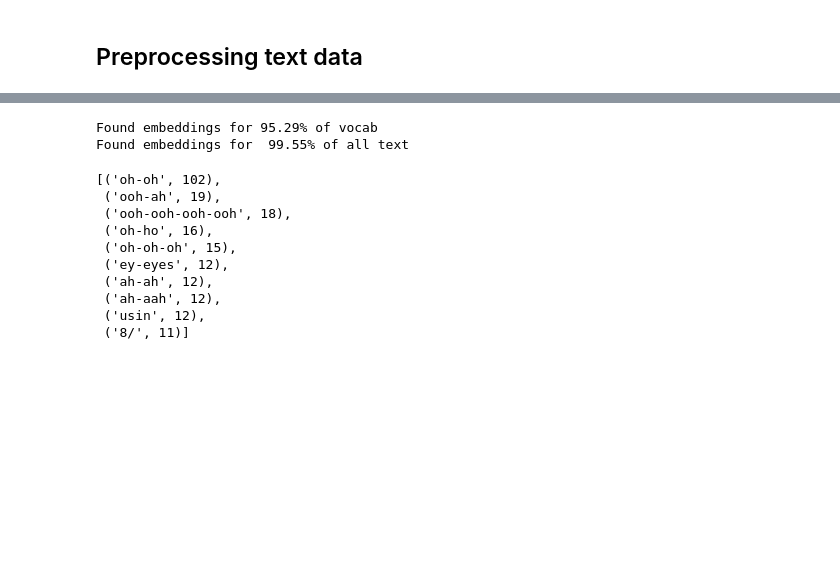
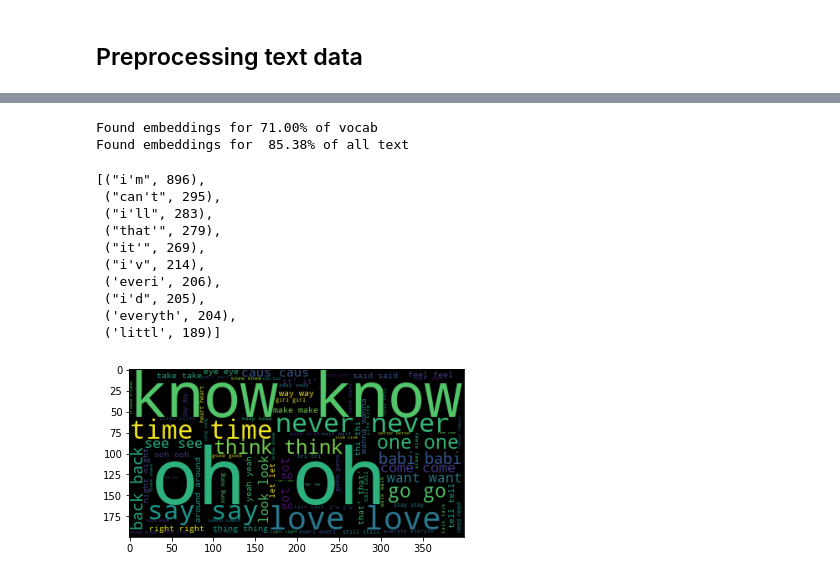
Before and after one commit to solanyn/tsw, a Jupyter notebook: tswift_lyrics.ipynb, the cells around one changed output, grey strips where cells are left out. Saved outputs shown, nothing was run; the diff lists cells and outputs as text; code cells hidden in the pictures; blank space fills up the shorter version.

Commit message:
figure out wordcloud and text preprocessing

```diff
--- a/tswift_lyrics.ipynb
+++ b/tswift_lyrics.ipynb
@@ -138,6 +143,10 @@ def build_vocab(sentences, verbose =  True):
     return vocab
 # %%
 from nltk.tokenize.treebank import TreebankWordTokenizer
+from nltk.tokenize import TweetTokenizer
+from nltk.corpus import stopwords
+from nltk.stem import PorterStemmer
+
 
 def handle_contractions(x):
     tb_tokenizer = TreebankWordTokenizer()
@@ -148,6 +157,8 @@ def handle_contractions(x):
 def preprocess(text, keep_hashtags=True):
     tokenizer = TweetTokenizer(preserve_case=True, reduce_len=True, strip_handles=True)
     tokens = tokenizer.tokenize(text)
+    ps = PorterStemmer()
+    stop_words = set(stopwords.words('english'))
     l = []
 
     for token in tokens:
@@ -155,30 +166,32 @@ def preprocess(text, keep_hashtags=True):
             continue
         if token[:4] == "http":
             continue
-        if token.isnumeric():
+        if token.isnumeric() or not token[0].isalpha():
             continue
         if token[0] == "@":
             continue
+        if token in stop_words:
+            continue
 
         if "'" in token:
-            l.append(handle_contractions(token.lower()))
+            l.append(ps.stem(token.lower()))
         else:
-            l.append(token.lower())
+            l.append(ps.stem(token.lower()))
     return " ".join(l)
 # %%
 vocab = build_vocab(list(songs_df['lyrics'].apply(lambda x: preprocess(x).split())))
 oov = check_coverage(vocab, glove_embeddings)
 oov[:10]
 # %% [output]
-Found embeddings for 95.29% of vocab
-Found embeddings for  99.55% of all text
+Found embeddings for 71.00% of vocab
+Found embeddings for  85.38% of all text
-[('oh-oh', 102),
- ('ooh-ah', 19),
- ('ooh-ooh-ooh-ooh', 18),
- ('oh-ho', 16),
- ('oh-oh-oh', 15),
- ('ey-eyes', 12),
- ('ah-ah', 12),
- ('ah-aah', 12),
- ('usin', 12),
- ('8/', 11)]
+[("i'm", 896),
+ ("can't", 295),
+ ("i'll", 283),
+ ("that'", 279),
+ ("it'", 269),
+ ("i'v", 214),
+ ('everi', 206),
+ ("i'd", 205),
+ ('everyth', 204),
+ ('littl', 189)]
@@ -191,3 +198,17 @@ from nltk.tokenize import word_tokenize
 # %%
 # TODO: Build some wordcloud showing commonly used words in Taylor Swift songs
 import wordcloud
+
+words = []
+for word, count in vocab.items():
+    words.extend([word] * count)
+words = ' '.join(words)
+
+wcloud = wordcloud.WordCloud().generate(words)
+# %%
+import matplotlib.pyplot as plt
+
+plt.imshow(wcloud)
+plt.show()
+# %% [output]
+[figure, added]
```
Also changed, not shown: parts of 3 cells of this notebook.
